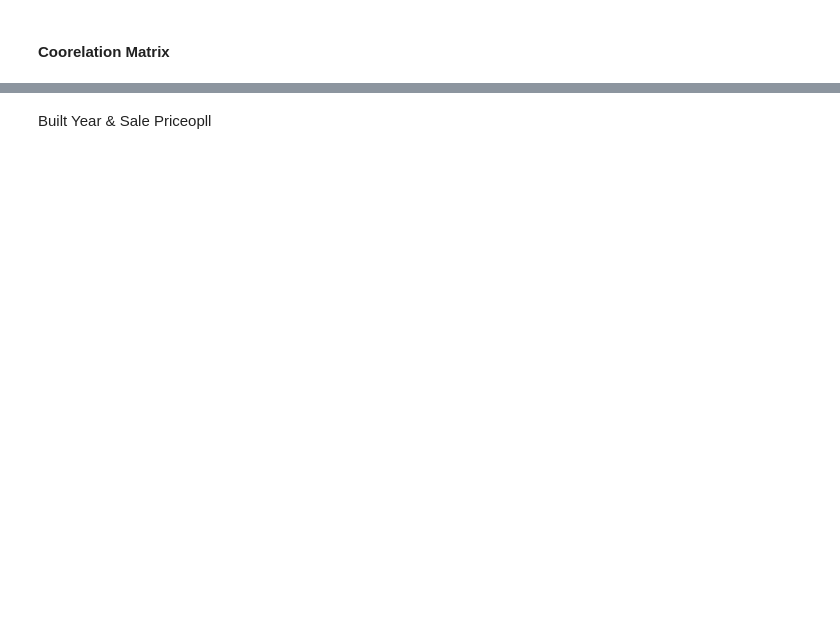
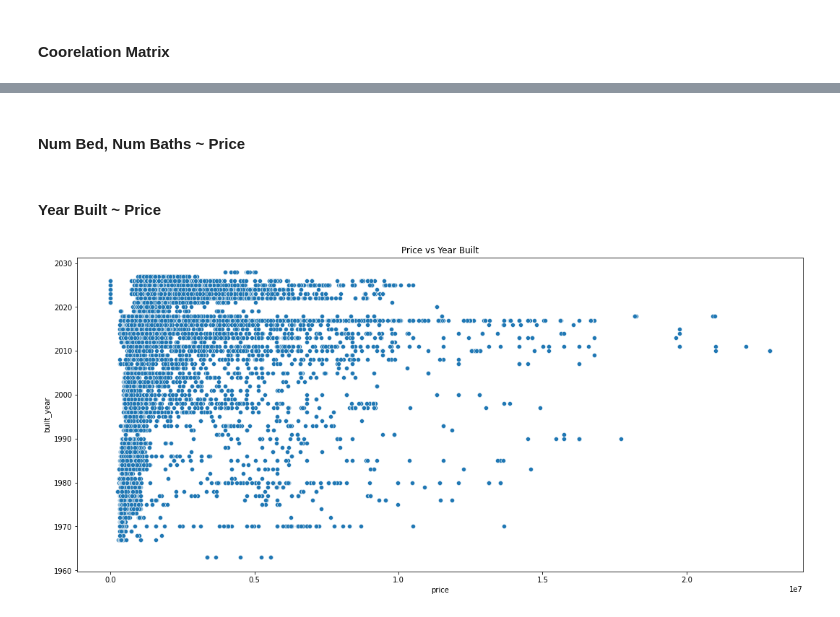
Before and after one commit to ryanchwong/is5126, a Jupyter notebook: nandar-soe.ipynb, the cells around one changed output, grey strips where cells are left out. Saved outputs shown, nothing was run; the diff lists cells and outputs as text; code cells hidden in the pictures; blank space fills up the shorter version.

```diff
--- a/nandar-soe.ipynb
+++ b/nandar-soe.ipynb
@@ -652,2 +682,11 @@ plt.show()
-# %% [markdown]
-Built Year & Sale Priceopll
+# %% [markdown]
+#### Num Bed, Num Baths ~ Price
+# %% [markdown]
+#### Year Built ~ Price
+# %%
+fig, axes = plt.subplots(figsize=(18,8))
+sns.scatterplot(x ='price', y= 'built_year', data=train)
+axes.set_title('Price vs Year Built')
+plt.show()
+# %% [output]
+[figure, added]
```
Also changed, not shown: parts of 18 cells of this notebook.
